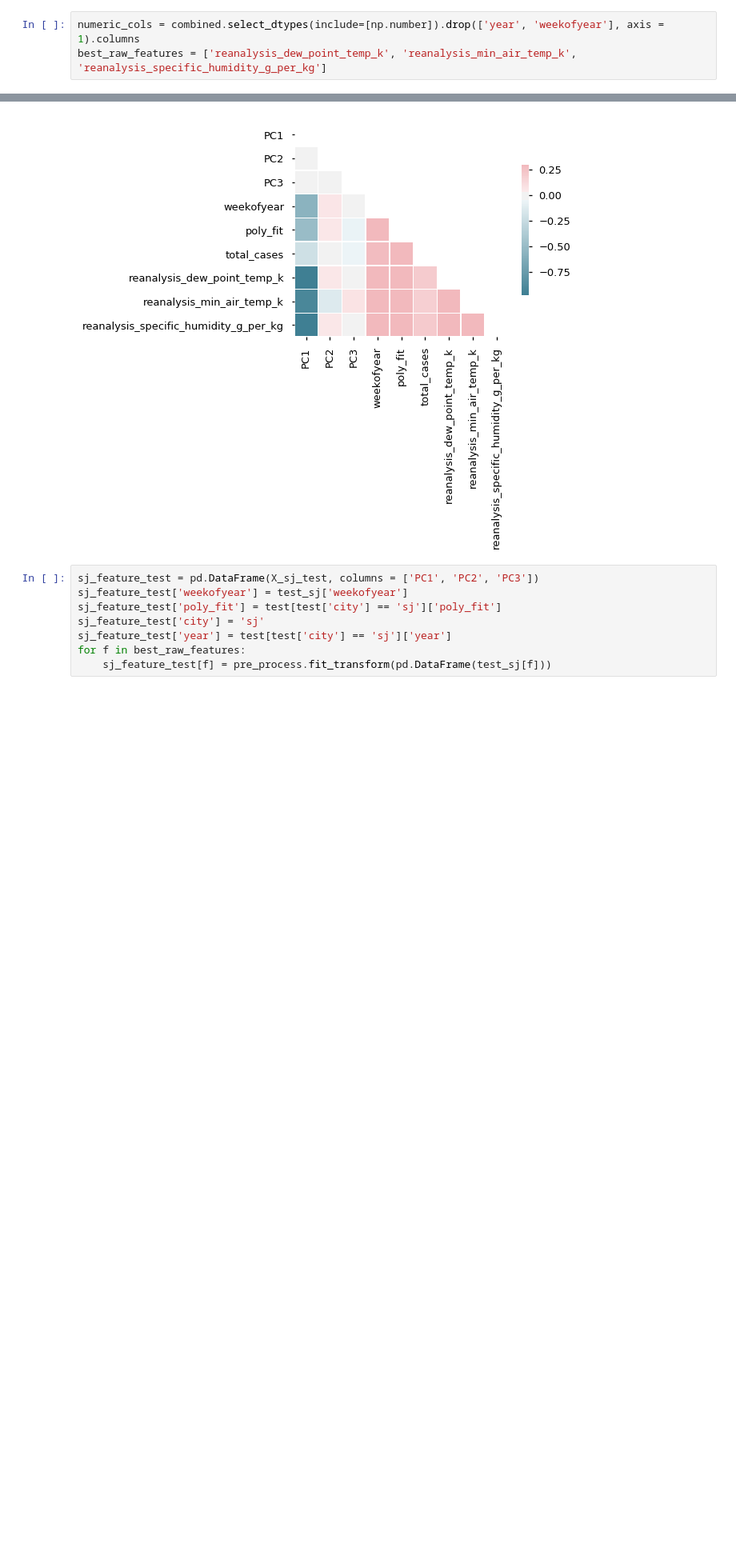
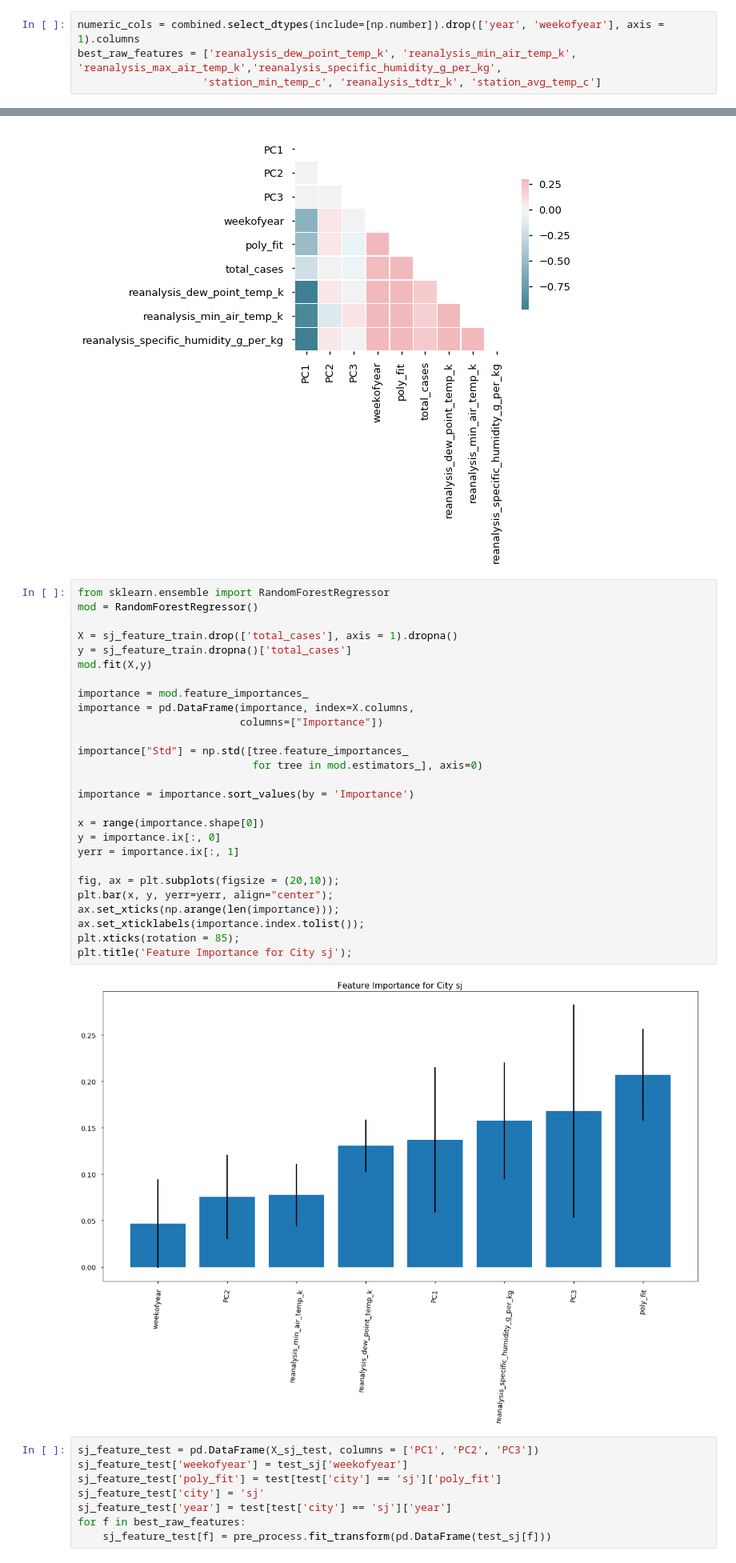
Before and after one commit to chrisgschon/DengAI, a Jupyter notebook: notebooks/Feature_Engineering.ipynb, the cells around one changed output, grey strips where cells are left out. Shown: that part at 80% size. Cells and saved outputs as stored; diff of their text form; blank space fills up the shorter version.

```diff
--- a/notebooks/Feature_Engineering.ipynb
+++ b/notebooks/Feature_Engineering.ipynb
@@ -144,7 +144,8 @@ from SKL_search import *
 from sklearn.ensemble import RandomForestClassifier
 # %%
 numeric_cols = combined.select_dtypes(include=[np.number]).drop(['year', 'weekofyear'], axis = 1).columns
-best_raw_features = ['reanalysis_dew_point_temp_k', 'reanalysis_min_air_temp_k', 'reanalysis_specific_humidity_g_per_kg']
+best_raw_features = ['reanalysis_dew_point_temp_k', 'reanalysis_min_air_temp_k', 'reanalysis_max_air_temp_k','reanalysis_specific_humidity_g_per_kg',
+                    'station_min_temp_c', 'reanalysis_tdtr_k', 'station_avg_temp_c']
 # %%
 pre_process = Pipeline([("imputer", Imputer(strategy="mean")), ("scaler", RobustScaler())])
 sj_prefit = pre_process.fit(train_sj[best_raw_features])
@@ -182,6 +183,35 @@ sns.heatmap(data = corr, mask=mask, cmap=cmap, vmax=.3, center=0,
             square=True, linewidths=.5, cbar_kws={"shrink": .5});
 # %% [output]
 [figure]
+# %%
+from sklearn.ensemble import RandomForestRegressor
+mod = RandomForestRegressor()
+
+X = sj_feature_train.drop(['total_cases'], axis = 1).dropna()
+y = sj_feature_train.dropna()['total_cases']
+mod.fit(X,y)
+
+importance = mod.feature_importances_
+importance = pd.DataFrame(importance, index=X.columns,
+                          columns=["Importance"])
+
+importance["Std"] = np.std([tree.feature_importances_
+                            for tree in mod.estimators_], axis=0)
+
+importance = importance.sort_values(by = 'Importance')
+
+x = range(importance.shape[0])
+y = importance.ix[:, 0]
+yerr = importance.ix[:, 1]
+
+fig, ax = plt.subplots(figsize = (20,10));
+plt.bar(x, y, yerr=yerr, align="center");
+ax.set_xticks(np.arange(len(importance)));
+ax.set_xticklabels(importance.index.tolist());
+plt.xticks(rotation = 85);
+plt.title('Feature Importance for City sj');
+# %% [output]
+[figure, added]
 # %%
 sj_feature_test = pd.DataFrame(X_sj_test, columns = ['PC1', 'PC2', 'PC3'])
 sj_feature_test['weekofyear'] = test_sj['weekofyear']
```
Also changed, not shown: parts of 4 cells of this notebook, 8 other files.
